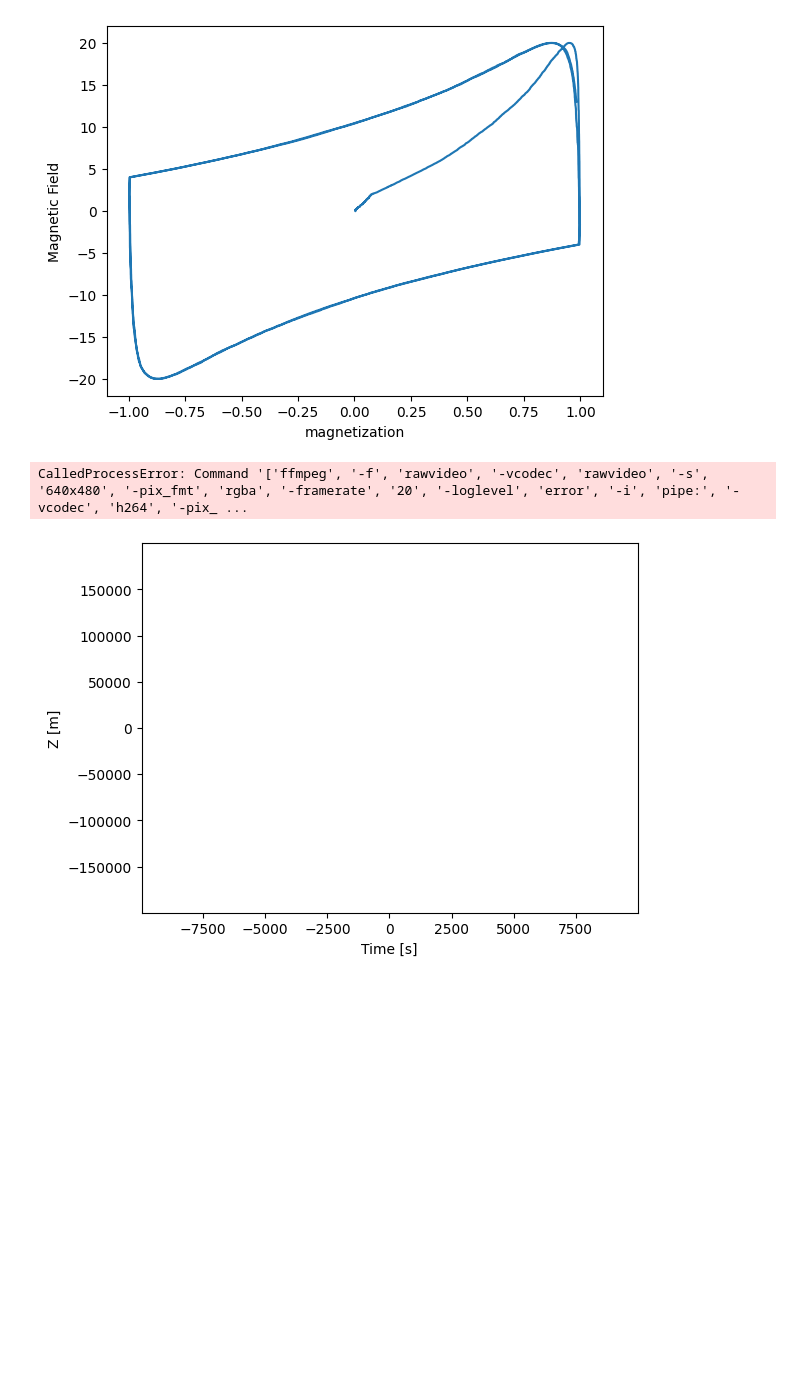
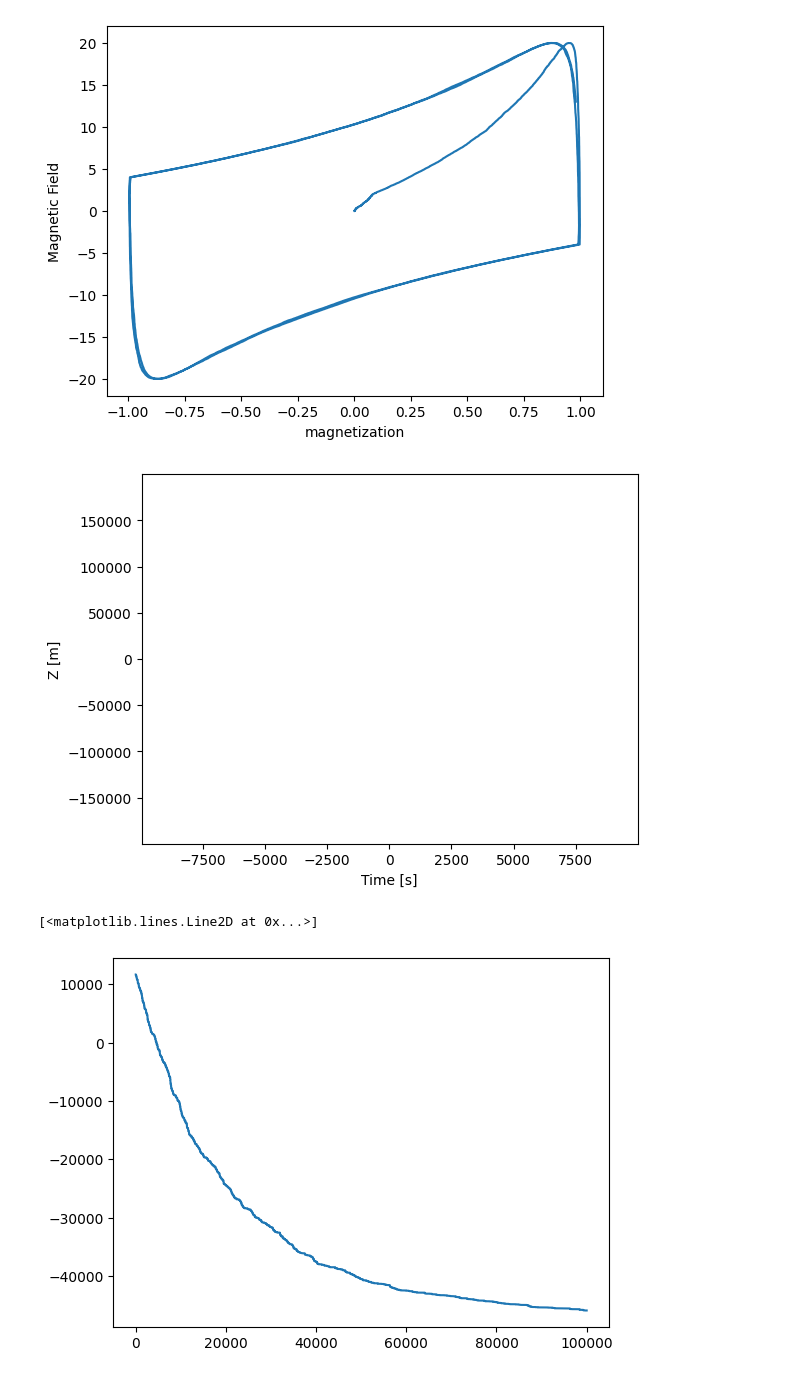
Before and after one commit to jocelas/ACOMP, a Jupyter notebook: ising/ising.ipynb, the cells around one changed output. Drawn from its saved outputs; the diff is of its cells as text; code cells hidden in the pictures; blank space fills up the shorter version.

```diff
--- a/ising/ising.ipynb
+++ b/ising/ising.ipynb
@@ -162,11 +162,10 @@ def draw(frame):
     return [line]
 
 
-ani = anim.FuncAnimation(fig=fig, func=draw, frames=len(x), interval=10)
+#ani = anim.FuncAnimation(fig=fig, func=draw, frames=len(x), interval=10)
 
-ani.save('hysteresis.mp4', fps = 20)
+#ani.save('hysteresis.mp4', fps = 20)
 
-plt.show()
+#plt.show()
 # %% [output]
-CalledProcessError: Command '['ffmpeg', '-f', 'rawvideo', '-vcodec', 'rawvideo', '-s', '640x480', '-pix_fmt', 'rgba', '-framerate', '20', '-loglevel', 'error', '-i', 'pipe:', '-vcodec', 'h264', '-pix_ ...
 [figure]
@@ -251 +308,27 @@ steps, em, a = h.mc_static(100000,100)
+# %%
+def short_pulse(t,n,r,t0,amp):
+    dir = np.tile([amp, 0.0, 0.0], (n, n, 1))
+    map = circle_H(n,r)
+
+    if t > t0:
+        amp = 0
+
+    dir = np.tile([amp, 0.0, 0.0], (n, n, 1))
+    map = circle_H(n,r)
+
+    return map[:,:,None]*dir
+# %%
+n = 100
+r = n//10
+
+H = short_pulse
+
+h = Heisenberg(n,T,H,r,n**n,-100, ordered=True)
+
+steps, em, a = h.mc(100000, omega = 1e-4, frames=100)
+# %%
+plt.plot(steps, em[:,0])
+# %% [output]
+[<matplotlib.lines.Line2D at 0x...>]
+[figure, added]
 # %%
```
Also changed, not shown: parts of 4 cells of this notebook, 4 other files.
